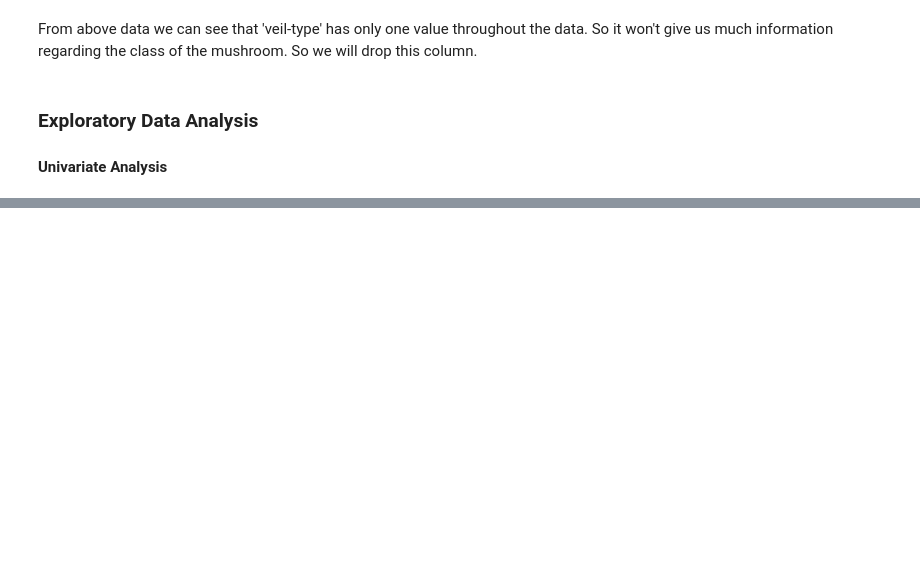
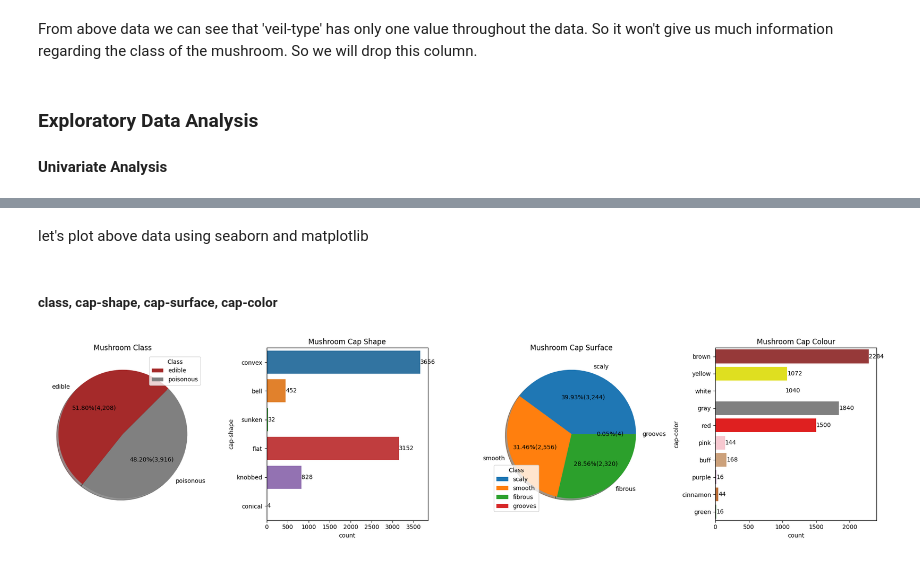
Before and after one commit to Akshay-Paunikar/iNeuron_Mushroom_Classification, a Jupyter notebook: mushroom/notebook/mushroom_EDA.ipynb, the cells around one changed output, grey strips where cells are left out. Cells and saved outputs as stored; diff of their text form; code cells hidden in the pictures; blank space fills up the shorter version.

```diff
--- a/mushroom/notebook/mushroom_EDA.ipynb
+++ b/mushroom/notebook/mushroom_EDA.ipynb
@@ -275 +309,55 @@ w     192
 Name: habitat, dtype: int64
+# %% [markdown]
+let's plot above data using seaborn and matplotlib
+# %% [markdown]
+##### class, cap-shape, cap-surface, cap-color
+# %%
+plt.figure(figsize=(20,5))
+
+# class
+
+ax1 = plt.subplot2grid((1,4),(0,0))
+
+dataClass = mushroom['class'].value_counts().values
+labelClass = mushroom['class'].value_counts().index
+
+plt.pie(x=dataClass, labels=labelClass,
+        autopct=lambda p : '{:.2f}%({:,.0f})'.format(p,p * sum(dataClass)/100), colors=['brown','gray'], shadow=True, startangle=45)
+plt.legend(labelClass, loc='upper right', title='Class')
+plt.title("Mushroom Class")
+
+# cap-shape
+
+ax2 = plt.subplot2grid((1,4),(0,1))
+
+sns.countplot(y="cap-shape", data=mushroom, ax=ax2)
+for i in ax2.containers:
+        ax2.bar_label(i)
+plt.title("Mushroom Cap Shape")
+
+# cap-surface
+
+ax3 = plt.subplot2grid((1,4),(0,2))
+
+dataCapSurface = mushroom['cap-surface'].value_counts().values
+labelCapSurface = mushroom['cap-surface'].value_counts().index
+
+plt.pie(x=dataCapSurface, labels=labelCapSurface,
+        autopct=lambda p : '{:.2f}%({:,.0f})'.format(p,p * sum(dataCapSurface)/100), shadow=True)
+plt.legend(labelCapSurface, loc='lower left', title='Class')
+plt.title("Mushroom Cap Surface")
+
+# cap-color
+
+ax4 = plt.subplot2grid((1,4),(0,3))
+
+sns.countplot(y='cap-color', data=mushroom, ax=ax4, palette=['#A52A2A','#FFFF00','#FFFFFF','#808080','#FF0000','#FFC0CB','#DAA06D',
+                                                             '#800080','#D2691E','#008000'])
+for i in ax4.containers:
+        ax4.bar_label(i)
+plt.title("Mushroom Cap Colour")
+
+plt.tight_layout()
+plt.show()
+# %% [output]
+[figure, added]
```
Also changed, not shown: parts of 10 cells of this notebook, 1 other file.
